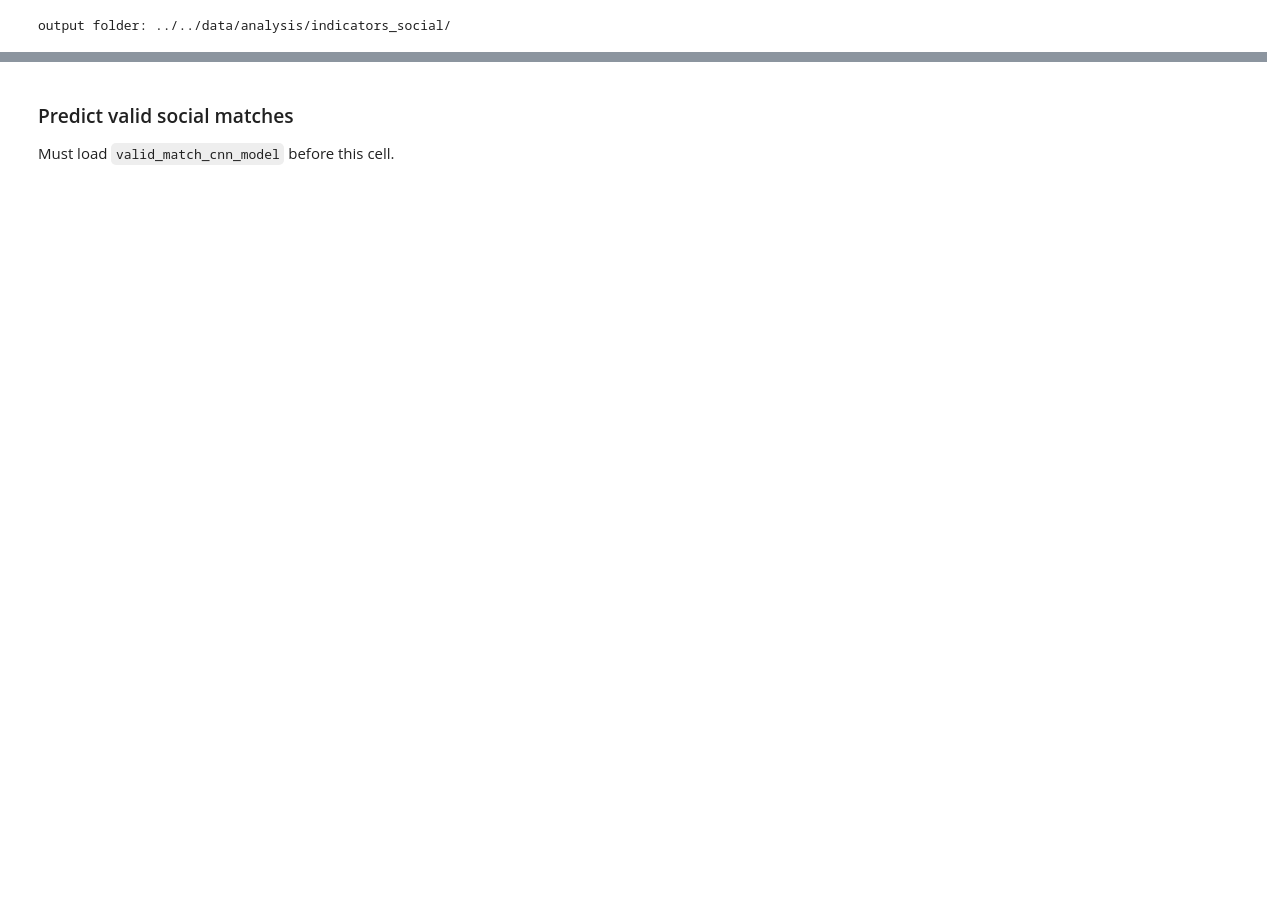
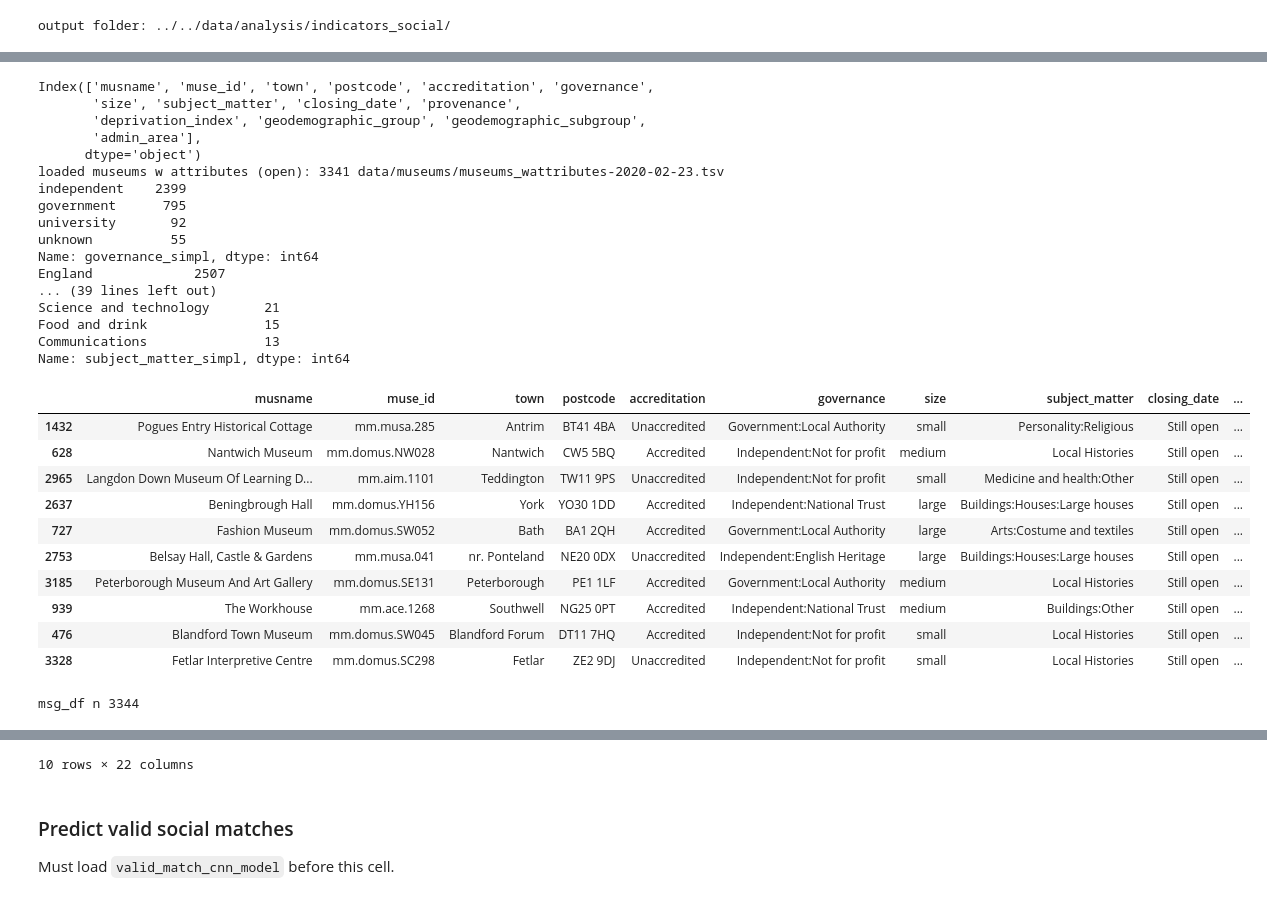
Before and after one commit to Birkbeck/museums-in-the-pandemic, a Jupyter notebook: mip/notebooks_py/02_extract_indicators.ipynb, the cells around one changed output, grey strips where cells are left out. Saved outputs shown, nothing was run; the diff lists cells and outputs as text; code cells hidden in the pictures; blank space fills up the shorter version.

```diff
--- a/mip/notebooks_py/02_extract_indicators.ipynb
+++ b/mip/notebooks_py/02_extract_indicators.ipynb
@@ -1286,0 +1297,60 @@ output folder: ../../data/analysis/indicators_social/
+# %%
+social_matches_fn = out_folder+'tmp/social_matches_dump_df.pik'
+match_df = pd.read_pickle(social_matches_fn)
+print('n',len(match_df))
+# %%
+# get museum attr
+attr_df = load_input_museums_wattributes(out_folder)
+attr_df = get_extra_museum_attributes(attr_df)
+mus_match_df = match_df.groupby('muse_id', as_index=False).size()
+mus_match_df = mus_match_df.rename(columns={'size':'n_matches'})
+
+# join and get museums with zero matches
+match_attr_df = attr_df.merge(mus_match_df, on='muse_id', how='left')
+match_attr_df['n_matches'] = match_attr_df.n_matches.fillna(0)
+display(match_attr_df.sample(10))
+
+# get social media counts
+msg_df = pd.read_excel(out_folder+'data/analysis/social_media_analytics/msg_count_by_museum.xlsx')
+msg_df = msg_df[['museum_id','msg_count_twitter','msg_count_facebook']]
+print('msg_df n', len(msg_df))
+
+match_attr_df = match_attr_df.merge(msg_df, left_on='muse_id', right_on='museum_id')
+
+match_attr_sample_df = match_attr_df.sample(10, random_state=3)
+display(match_attr_sample_df)
+
+#TODO: dump tweets/fb messages of sample
+missing_match_df = match_attr_df[match_attr_df.n_matches == 0]
+
+missing_match_df.to_excel(out_folder+'tmp/social_media_analytics_missing.xlsx', index=False)
+# %% [output]
+Index(['musname', 'muse_id', 'town', 'postcode', 'accreditation', 'governance',
+       'size', 'subject_matter', 'closing_date', 'provenance',
+       'deprivation_index', 'geodemographic_group', 'geodemographic_subgroup',
+       'admin_area'],
+      dtype='object')
+loaded museums w attributes (open): 3341 data/museums/museums_wattributes-2020-02-23.tsv
+independent    2399
+government      795
+university       92
+unknown          55
+Name: governance_simpl, dtype: int64
+England             2507
+... (39 lines left out)
+Science and technology       21
+Food and drink               15
+Communications               13
+Name: subject_matter_simpl, dtype: int64
+|  | musname | muse_id | town | postcode | accreditation | governance | size | subject_matter | closing_date | ... |
+| 1432 | Pogues Entry Historical Cottage | mm.musa.285 | Antrim | BT41 4BA | Unaccredited | Government:Local Authority | small | Personality:Religious | Still open | ... |
+| 628 | Nantwich Museum | mm.domus.NW028 | Nantwich | CW5 5BQ | Accredited | Independent:Not for profit | medium | Local Histories | Still open | ... |
+| 2965 | Langdon Down Museum Of Learning D... | mm.aim.1101 | Teddington | TW11 9PS | Unaccredited | Independent:Not for profit | small | Medicine and health:Other | Still open | ... |
+| 2637 | Beningbrough Hall | mm.domus.YH156 | York | YO30 1DD | Accredited | Independent:National Trust | large | Buildings:Houses:Large houses | Still open | ... |
+| 727 | Fashion Museum | mm.domus.SW052 | Bath | BA1 2QH | Accredited | Government:Local Authority | large | Arts:Costume and textiles | Still open | ... |
+| 2753 | Belsay Hall, Castle & Gardens | mm.musa.041 | nr. Ponteland | NE20 0DX | Unaccredited | Independent:English Heritage | large | Buildings:Houses:Large houses | Still open | ... |
+| 3185 | Peterborough Museum And Art Gallery | mm.domus.SE131 | Peterborough | PE1 1LF | Accredited | Government:Local Authority | medium | Local Histories | Still open | ... |
+| 939 | The Workhouse | mm.ace.1268 | Southwell | NG25 0PT | Accredited | Independent:National Trust | medium | Buildings:Other | Still open | ... |
+| 476 | Blandford Town Museum | mm.domus.SW045 | Blandford Forum | DT11 7HQ | Accredited | Independent:Not for profit | small | Local Histories | Still open | ... |
+| 3328 | Fetlar Interpretive Centre | mm.domus.SC298 | Fetlar | ZE2 9DJ | Unaccredited | Independent:Not for profit | small | Local Histories | Still open | ... |
+msg_df n 3344
@@ -1287,3 +1368,4 @@ output folder: ../../data/analysis/indicators_social/
+10 rows × 22 columns
 # %% [markdown]
 ### Predict valid social matches
 
```
Also changed, not shown: parts of 5 cells of this notebook, 11 other files.
